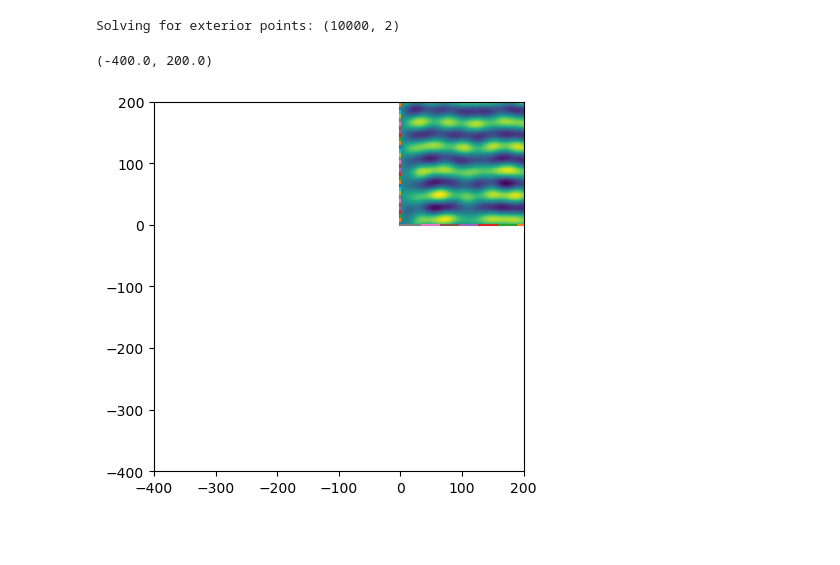
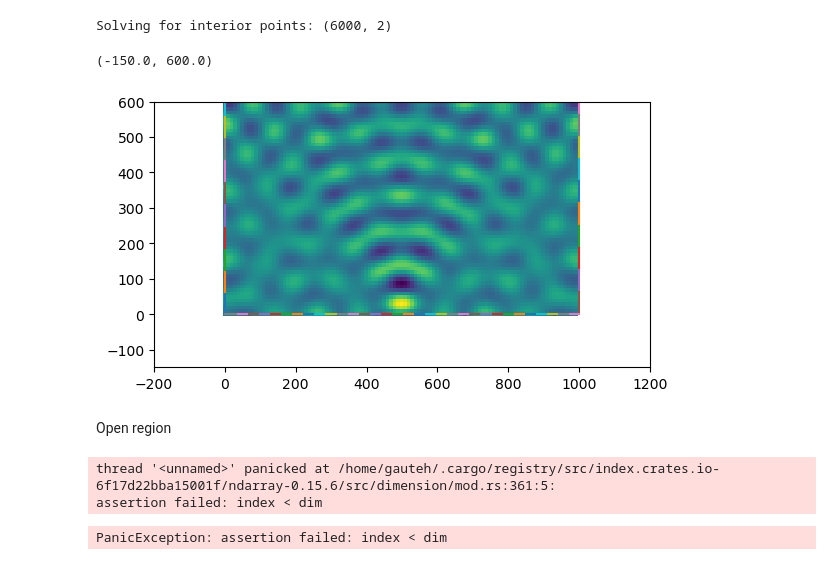
Before and after one commit to gauteh/ohbemn, a Jupyter notebook: examples/Breakwater diffusion.ipynb, the cells around one changed output. Cells and saved outputs as stored; diff of their text form; code cells hidden in the pictures; blank space fills up the shorter version.

```diff
--- a/examples/Breakwater diffusion.ipynb
+++ b/examples/Breakwater diffusion.ipynb
@@ -37,18 +36,4 @@ bc = region.neumann_boundary_condition()
 
 centers = region.centers()
 normals = region.normals()
-
-for i in range(region.len()):
-    x = centers[i, :]
-    n = normals[i, :]
-    bc.f[i] = 0
-
-    if x[1] < 0.01:
-        bc.beta[i] = 1.
-        bc.alpha[i] = 0.
-        phi = source.plane(0, k, *x)[0]
-        bc.f[i] = phi
-    else:
-        bc.beta[i] = 0.
-        bc.alpha[i] = 1.
 # %% [markdown]
@@ -92,16 +76,19 @@ Center: [15.625  0.   ] Normal: [ 0. -1.] phi: 0j dPhidn:  0j
 # %%
-# Sample grid
+# Sample grid in the interior
 
-x = np.arange(-400, 200, 10)
-y = np.arange(-200, 200, 10)
+x = np.arange(0.01, 999.1, 10)
+y = np.arange(0.01, 599.1, 10)
 xx, yy = np.meshgrid(x, y)
+
 
 # Incident field without break-water
 fI = source.plane(0, k, xx, yy)
 
 f, ax = plt.subplots()
+region.plot(ax)
+ax.set_xlim([-200, 1200])
+ax.set_ylim([-150, 600])
 ax.set_aspect('equal')
-#region.plot(ax)
-ax.imshow(fI.real, origin='lower', extent=[-400, 200, -200, 200])
+ax.imshow(fI.real, origin='lower', extent=[0, 1000, 0, 400])
 # %% [output]
 <matplotlib.image.AxesImage at 0x...>
@@ -117,22 +101,36 @@ print(boundary_solution)
-# %%
-# Solve samples in interior
-x = np.arange(0, 200, 2)
-y = np.arange(0, 200, 2)
-xx, yy = np.meshgrid(x, y)
-ep = np.vstack((xx.ravel(), yy.ravel())).T
-
-print('Solving for exterior points:', ep.shape)
-eF = boundary_solution.solve_samples(np.zeros(ep.shape[0]), ep)
-# %% [output]
-Solving for exterior points: (10000, 2)
+# %%
+# Solve samples in interior
+#x = np.arange(0, 200, 2)
+#y = np.arange(0, 200, 2)
+#xx, yy = np.meshgrid(x, y)
+ep = np.vstack((xx.ravel(), yy.ravel())).T
+
+print('Solving for interior points:', ep.shape)
+eF = boundary_solution.solve_samples(np.zeros(ep.shape[0]), ep)
+# %% [output]
+Solving for interior points: (6000, 2)
 # %%
 eFp = eF.phis.reshape(xx.shape)
 f, ax = plt.subplots()
-regionp.plot(ax)
+region.plot(ax)
 ax.set_aspect('equal')
-ax.imshow(eFp.real, origin='upper', extent=[0, 200, 0, 200])
-ax.set_xlim(-400, 200)
-ax.set_ylim(-400, 200)
+ax.pcolor(xx, yy, eFp.real)
+ax.set_xlim([-200, 1200])
+ax.set_ylim([-150, 600])
 # %% [output]
-(-400.0, 200.0)
+(-150.0, 600.0)
-[figure, old version]
+[figure, new version]
+# %% [markdown]
+Open region
+# %%
+vertices = np.zeros((10, 2))
+vertices[:, 0] = np.linspace(0, 1000, 10, False)
+edges = np.zeros((10, 2))
+edges[:, 0] = np.arange(0, 10)
+edges[:, 1] = np.arange(1, 11)
+
+r2 = Region(vertices, edges)
+# %% [output]
+thread '<unnamed>' panicked at /home/gauteh/.cargo/registry/src/index.crates.io-6f17d22bba15001f/ndarray-0.15.6/src/dimension/mod.rs:361:5:
+assertion failed: index < dim
+PanicException: assertion failed: index < dim
```
Also changed, not shown: parts of 6 cells of this notebook, 3 other files.
